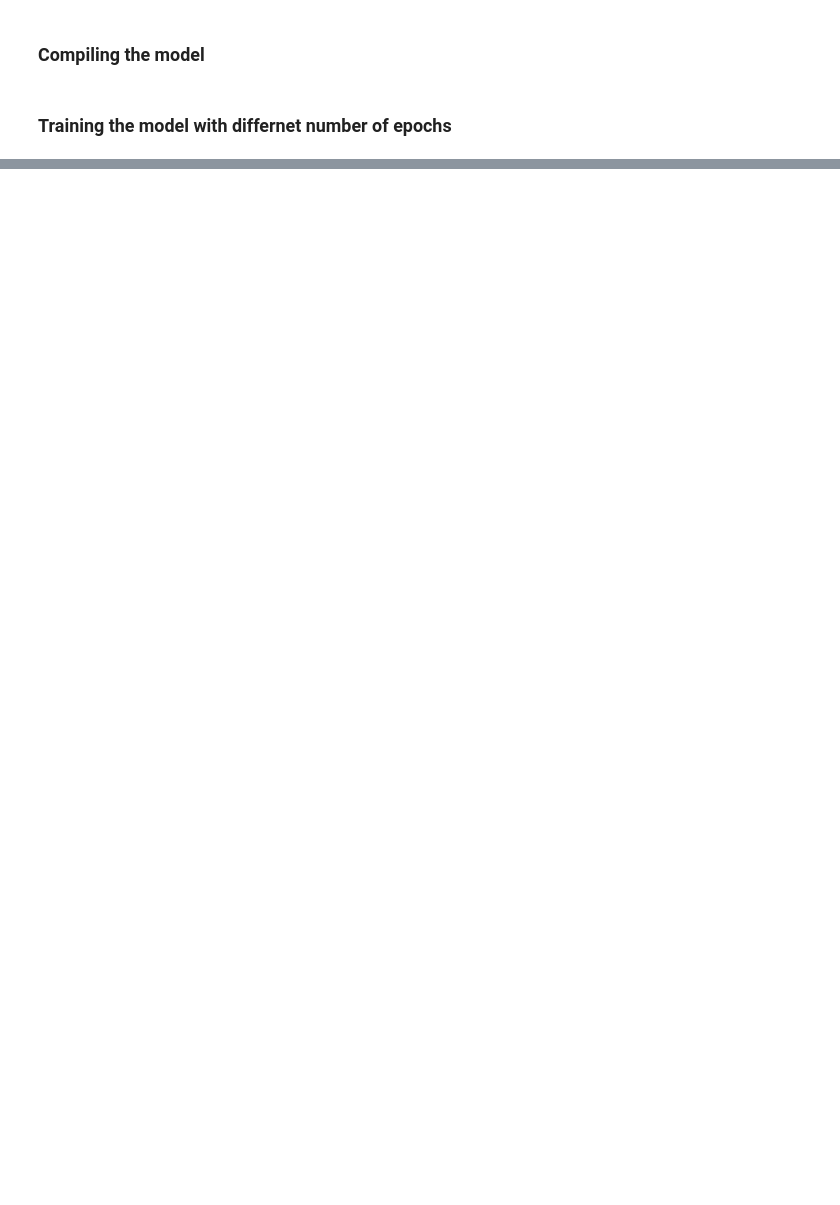
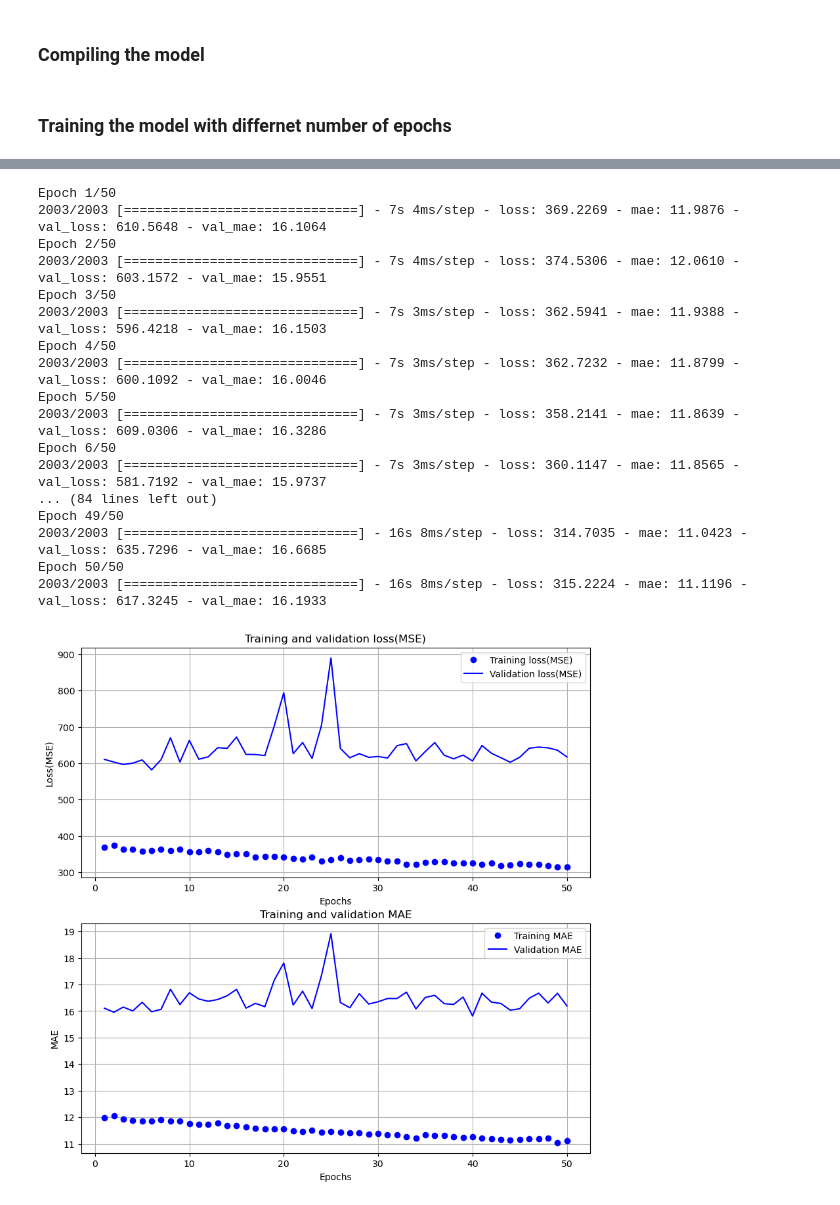
Before and after one commit to ErfanRasti/MachineLearningProjects, a Jupyter notebook: NeuralNetworks/HotelPricePrediction.ipynb, the cells around one changed output, grey strips where cells are left out. Saved outputs shown, nothing was run; the diff lists cells and outputs as text; code cells hidden in the pictures; blank space fills up the shorter version.

```diff
--- a/NeuralNetworks/HotelPricePrediction.ipynb
+++ b/NeuralNetworks/HotelPricePrediction.ipynb
@@ -359,6 +362,25 @@ plot_history(history)
 # %%
 history = model.fit(train_data, train_targets, validation_split=0.2 ,epochs=50,
-          batch_size=16)
+                    batch_size=64, callbacks=callbacks)
 plot_history(history)
+# %% [output]
+Epoch 1/50
+2003/2003 [==============================] - 7s 4ms/step - loss: 369.2269 - mae: 11.9876 - val_loss: 610.5648 - val_mae: 16.1064
+Epoch 2/50
+2003/2003 [==============================] - 7s 4ms/step - loss: 374.5306 - mae: 12.0610 - val_loss: 603.1572 - val_mae: 15.9551
+Epoch 3/50
+2003/2003 [==============================] - 7s 3ms/step - loss: 362.5941 - mae: 11.9388 - val_loss: 596.4218 - val_mae: 16.1503
+Epoch 4/50
+2003/2003 [==============================] - 7s 3ms/step - loss: 362.7232 - mae: 11.8799 - val_loss: 600.1092 - val_mae: 16.0046
+Epoch 5/50
+2003/2003 [==============================] - 7s 3ms/step - loss: 358.2141 - mae: 11.8639 - val_loss: 609.0306 - val_mae: 16.3286
+Epoch 6/50
+2003/2003 [==============================] - 7s 3ms/step - loss: 360.1147 - mae: 11.8565 - val_loss: 581.7192 - val_mae: 15.9737
+... (84 lines left out)
+Epoch 49/50
+2003/2003 [==============================] - 16s 8ms/step - loss: 314.7035 - mae: 11.0423 - val_loss: 635.7296 - val_mae: 16.6685
+Epoch 50/50
+2003/2003 [==============================] - 16s 8ms/step - loss: 315.2224 - mae: 11.1196 - val_loss: 617.3245 - val_mae: 16.1933
+[figure, added]
 # %%
 history = model.fit(train_data, train_targets, validation_split=0.2,
```
Also changed, not shown: parts of 8 cells of this notebook, 1 other file.
